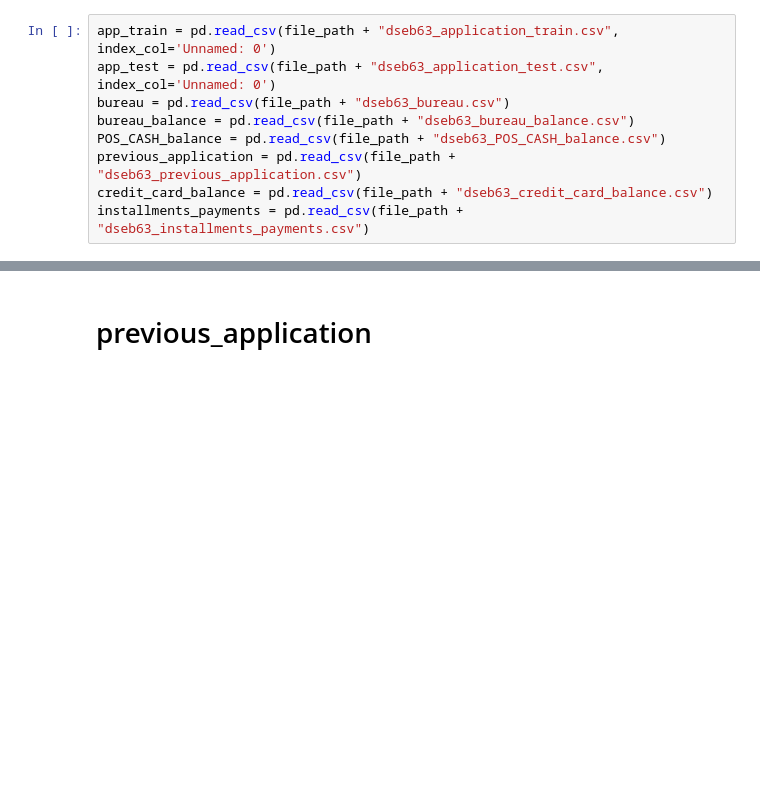
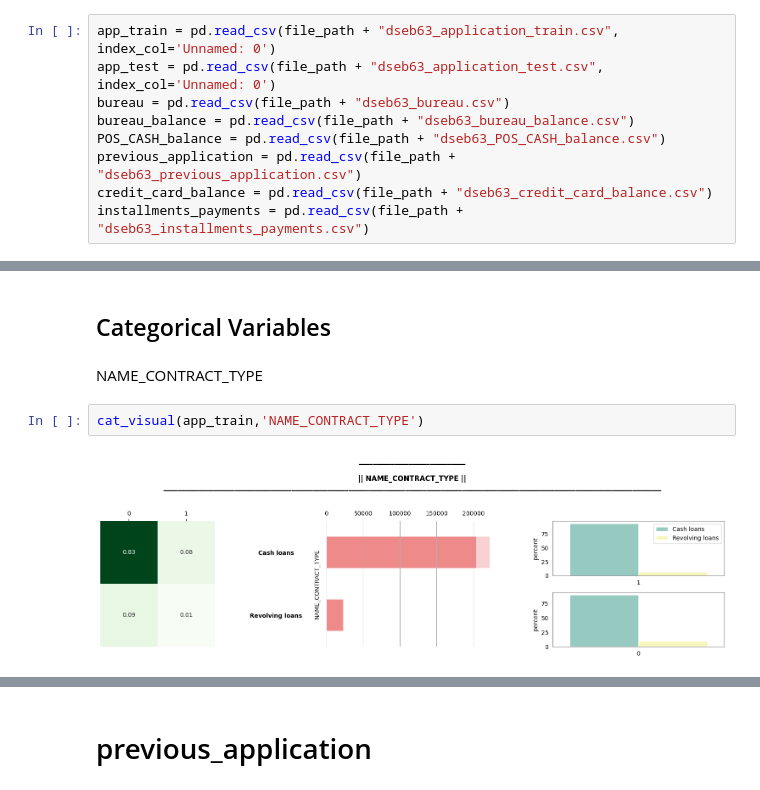
Before and after one commit to NgChi493510/Data-Preparation-Project-Group-14, a Jupyter notebook: EDA_previous_application.ipynb, the cells around one changed output, grey strips where cells are left out. Saved outputs shown, nothing was run; the diff lists cells and outputs as text; blank space fills up the shorter version.

```diff
--- a/EDA_previous_application.ipynb
+++ b/EDA_previous_application.ipynb
@@ -22,0 +145,8 @@ installments_payments = pd.read_csv(file_path + "dseb63_installments_payments.cs
+# %% [markdown]
+## Categorical Variables
+# %% [markdown]
+NAME_CONTRACT_TYPE
+# %%
+cat_visual(app_train,'NAME_CONTRACT_TYPE')
+# %% [output]
+[figure, added]
```
Also changed, not shown: parts of 61 cells of this notebook, 5 other files.
